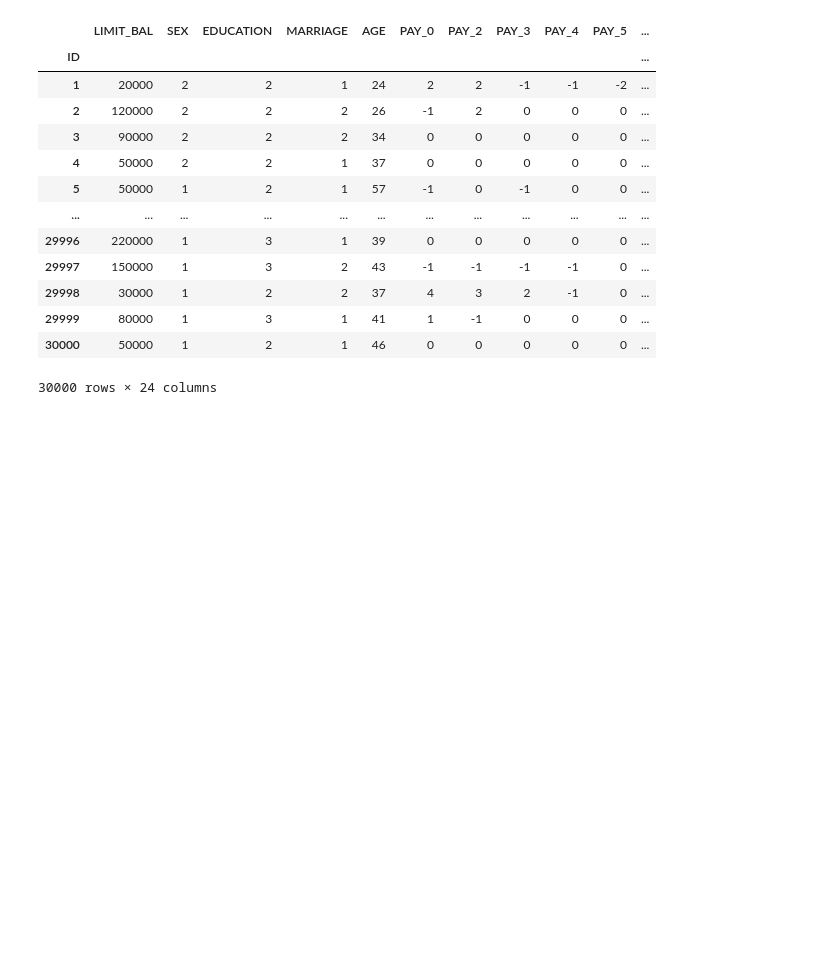
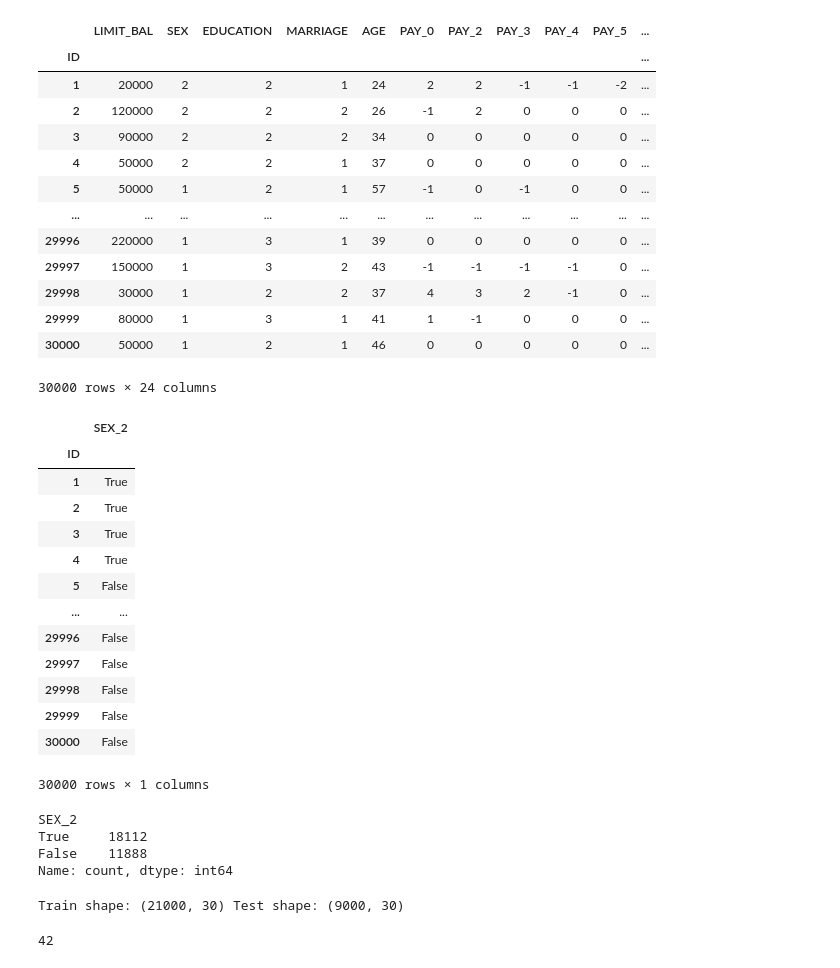
Before and after one commit to reddogTwin/IntrotoNeural_Networks, a Jupyter notebook: IntroToNeuralNetworks/2-BuildingNeuralNetworks/2-BuildingNeuralNetworks-code-martin.ipynb, the cells around one changed output. Cells and saved outputs as stored; diff of their text form; code cells hidden in the pictures; blank space fills up the shorter version.

```diff
--- a/IntroToNeuralNetworks/2-BuildingNeuralNetworks/2-BuildingNeuralNetworks-code-martin.ipynb
+++ b/IntroToNeuralNetworks/2-BuildingNeuralNetworks/2-BuildingNeuralNetworks-code-martin.ipynb
@@ -167,3 +159,27 @@ credit_card = pd.get_dummies(
     columns=["SEX", "EDUCATION", "MARRIAGE"],
     drop_first=True,
 )
+# %%
+credit_card.loc[:,credit_card.columns.str.startswith("SEX")]
+# %% [output]
+|  | SEX_2 |
+| ID |  |
+| 1 | True |
+| 2 | True |
+| 3 | True |
+| 4 | True |
+| 5 | False |
+| ... | ... |
+| 29996 | False |
+| 29997 | False |
+| 29998 | False |
+| 29999 | False |
+| 30000 | False |
+30000 rows × 1 columns
+# %%
+credit_card.loc[:,credit_card.columns.str.startswith("SEX")].value_counts()
+# %% [output]
+SEX_2
+True     18112
+False    11888
+Name: count, dtype: int64
@@ -171,14 +191,31 @@ credit_card = pd.get_dummies(
 # =================================================-
 #### Slide 16: Data prep: split  ####
 
-# Separate predictors from data.
-X = credit_card.drop(["default_payment_next_month"], axis=1)
+
+# We do this so we can always have a data set to test against
+# this is the standard and always has to be done on data in Machine Learning
+# Shift TAB - look at documentation in JP
+#
+# its random and reproducable
+#
+#
+#
+
+
+# random_state=1
+# 42 - a known random number ?
 
 # Separate target from data.
 y = credit_card["default_payment_next_month"]
 # Split data into train and test set, use a 70 - 30 split.
 X_train, X_test, y_train, y_test = train_test_split(
-    X.values, y, test_size=0.3, random_state=1
+    X, y, test_size=0.3, random_state=42
 )
 
 print("Train shape:", X_train.shape, "Test shape:", X_test.shape)
+# %% [output]
+Train shape: (21000, 30) Test shape: (9000, 30)
+# %%
+ord("*")
+# %% [output]
+42
```
Also changed, not shown: parts of 3 cells of this notebook.
